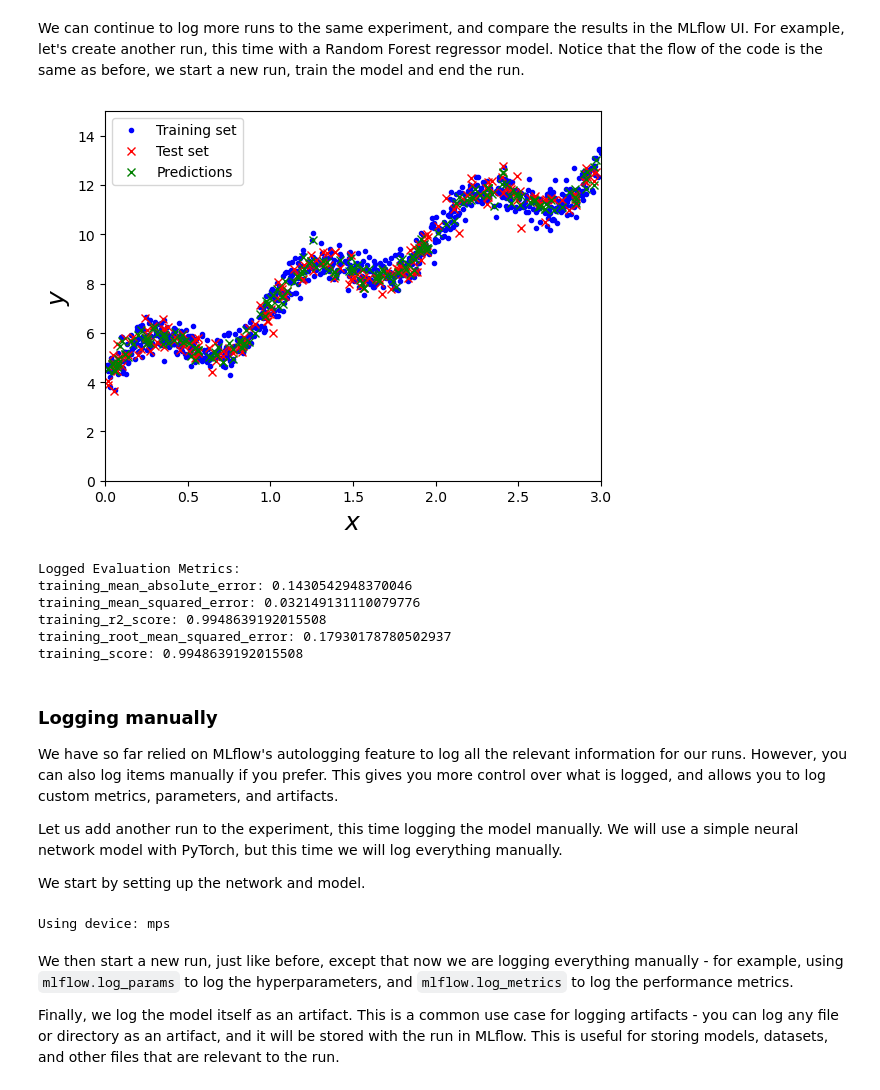
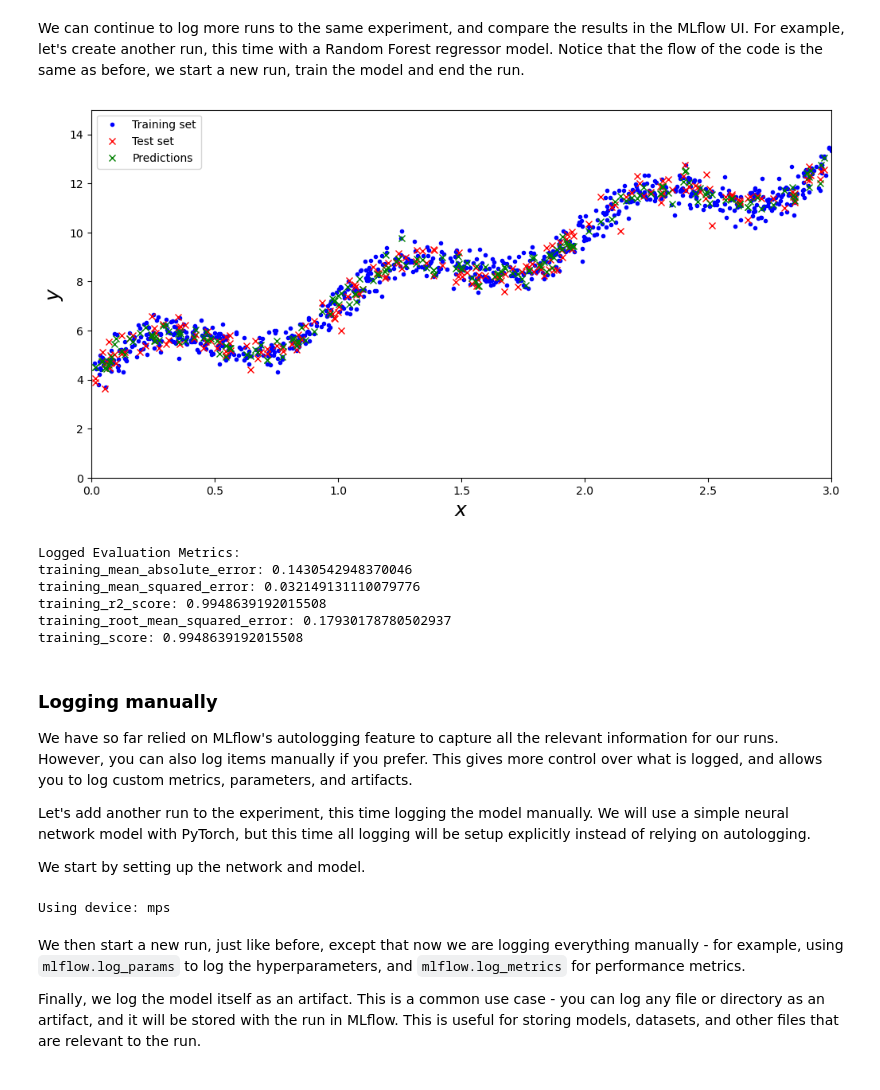
Before and after one commit to pedro-leitao/pedro-leitao.github.io, a Jupyter notebook: howtos/model-management-mlflow.ipynb, the cells around one changed output. Saved outputs shown, nothing was run; the diff lists cells and outputs as text; code cells hidden in the pictures.

Commit message:
Simpler language

```diff
--- a/howtos/model-management-mlflow.ipynb
+++ b/howtos/model-management-mlflow.ipynb
@@ -154,35 +149,34 @@ We can continue to log more runs to the same experiment, and compare the results
 # %%
 # Predict with a random forest regressor
 from sklearn.ensemble import RandomForestRegressor
 
 with start_run(run_name="random_forest") as run:
 
     set_tag("type", "investigation")
 
     forest_reg = RandomForestRegressor()
     forest_reg.fit(train_set[["X"]], train_set["y"])
 
     y_pred = forest_reg.predict(test_set[["X"]])
 
-    plt.plot(train_set["X"], train_set["y"], "b.")
-    plt.plot(test_set["X"], test_set["y"], "rx")
-    plt.plot(test_set["X"], y_pred, "gx")
-    plt.xlabel("$x$", fontsize=18)
-    plt.ylabel("$y$", fontsize=18)
-    plt.axis([0, 3, 0, 15])
-    plt.legend(["Training set", "Test set", "Predictions"])
+    fig, ax = plt.subplots(figsize=(12, 6))
+    ax.plot(train_set["X"], train_set["y"], "b.")
+    ax.plot(test_set["X"], test_set["y"], "rx")
+    ax.plot(test_set["X"], y_pred, "gx")
+    ax.set_xlabel("$x$", fontsize=18)
+    ax.set_ylabel("$y$", fontsize=18)
+    ax.axis([0, 3, 0, 15])
+    ax.legend(["Training set", "Test set", "Predictions"])
 
-    plot_path = "training_test_plot.png"
-    plt.savefig(plot_path)
+    # Log the figure directly to MLflow
+    log_figure(fig, "training_test_plot.png")
 
     plt.show()
-    plt.close()
-
-    log_artifact(plot_path)
+    plt.close(fig)
 
     end_run()
 # %% [output]
-[figure, old version]
+[figure, new version]
 # %%
 run_data = client.get_run(run.info.run_id).data
 
@@ -200,9 +194,9 @@ training_score: 0.9948639192015508
 # %% [markdown]
 ### Logging manually
 
-We have so far relied on MLflow's autologging feature to log all the relevant information for our runs. However, you can also log items manually if you prefer. This gives you more control over what is logged, and allows you to log custom metrics, parameters, and artifacts.
+We have so far relied on MLflow's autologging feature to capture all the relevant information for our runs. However, you can also log items manually if you prefer. This gives more control over what is logged, and allows you to log custom metrics, parameters, and artifacts.
 
-Let us add another run to the experiment, this time logging the model manually. We will use a simple neural network model with PyTorch, but this time we will log everything manually.
+Let's add another run to the experiment, this time logging the model manually. We will use a simple neural network model with PyTorch, but this time all logging will be setup explicitly instead of relying on autologging.
 
 We start by setting up the network and model.
 # %%
@@ -257,9 +251,9 @@ params.update(
 # %% [output]
 Using device: mps
 # %% [markdown]
-We then start a new run, just like before, except that now we are logging everything manually - for example, using `mlflow.log_params` to log the hyperparameters, and `mlflow.log_metrics` to log the performance metrics.
+We then start a new run, just like before, except that now we are logging everything manually - for example, using `mlflow.log_params` to log the hyperparameters, and `mlflow.log_metrics` for performance metrics.
 
-Finally, we log the model itself as an artifact. This is a common use case for logging artifacts - you can log any file or directory as an artifact, and it will be stored with the run in MLflow. This is useful for storing models, datasets, and other files that are relevant to the run.
+Finally, we log the model itself as an artifact. This is a common use case - you can log any file or directory as an artifact, and it will be stored with the run in MLflow. This is useful for storing models, datasets, and other files that are relevant to the run.
 # %%
 from sklearn.metrics import mean_squared_error, mean_absolute_error, r2_score
 from torch.utils.data import TensorDataset, DataLoader
```
Also changed, not shown: parts of 13 cells of this notebook.
